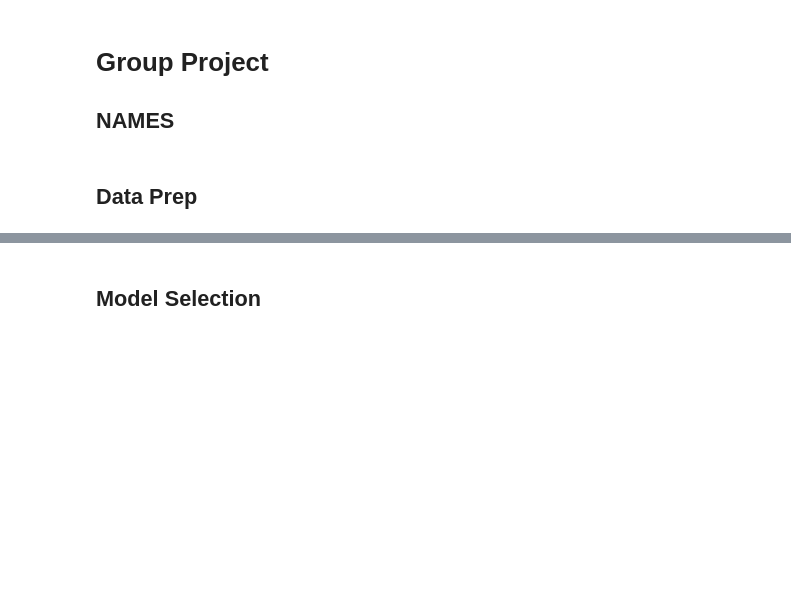
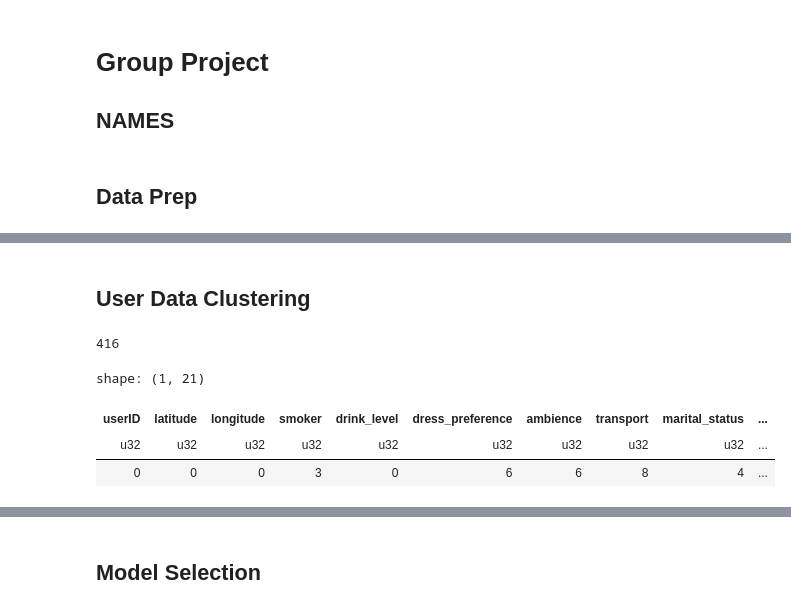
Before and after one commit to laurenally28/mktg3501project, a Jupyter notebook: main.ipynb, the cells around one changed output, grey strips where cells are left out. Cells and saved outputs as stored; diff of their text form; code cells hidden in the pictures; blank space fills up the shorter version.

```diff
--- a/main.ipynb
+++ b/main.ipynb
@@ -214,0 +138,18 @@ print(rating_with_clusters.head())
+# %% [markdown]
+## User Data Clustering
+# %%
+user_df = user_df.with_columns([
+    pl.when(pl.col(col).cast(str).str.to_lowercase().is_in(["?", "none"]))
+    .then(None)
+    .otherwise(pl.col(col))
+    .alias(col)
+    for col in user_df.columns
+])
+print(len(user_df))
+user_df.null_count()
+# %% [output]
+416
+shape: (1, 21)
+| userID | latitude | longitude | smoker | drink_level | dress_preference | ambience | transport | marital_status | ... |
+| u32 | u32 | u32 | u32 | u32 | u32 | u32 | u32 | u32 | ... |
+| 0 | 0 | 0 | 3 | 0 | 6 | 6 | 8 | 4 | ... |
```
Also changed, not shown: parts of 19 cells of this notebook.
